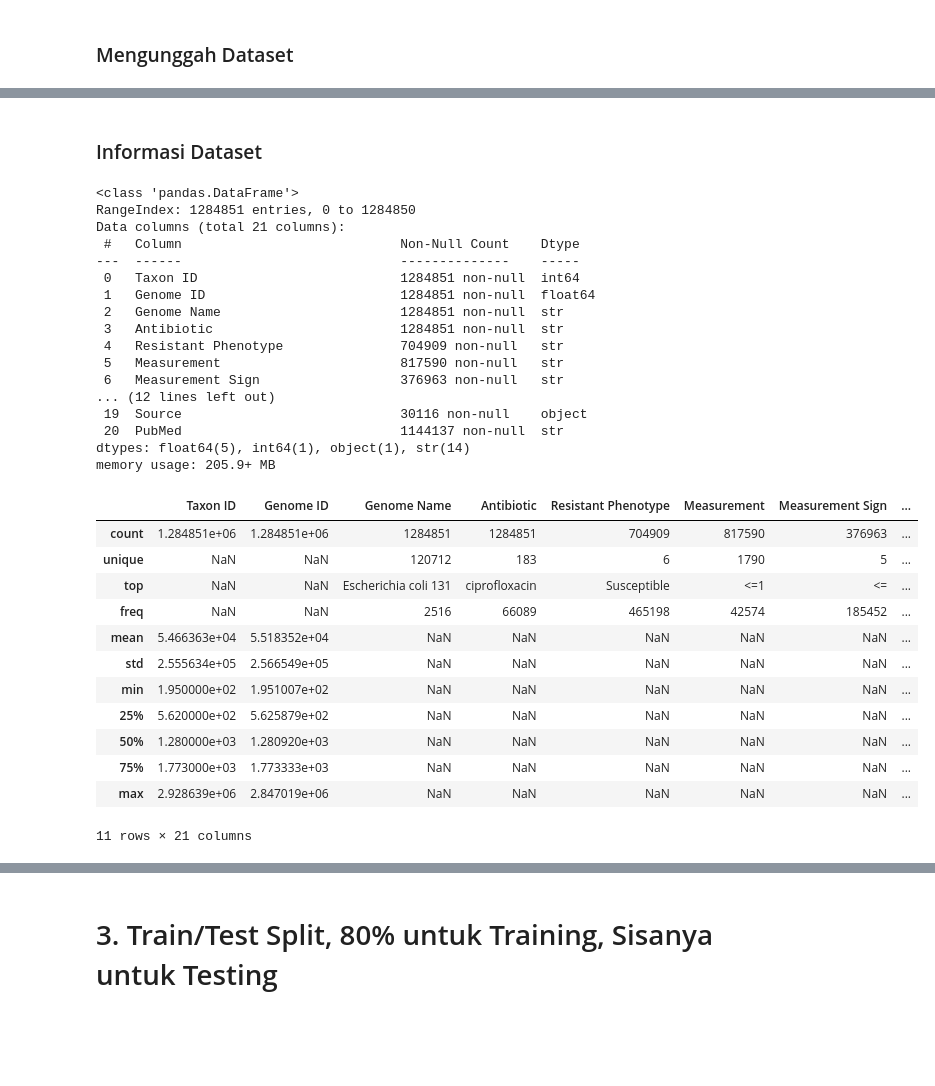
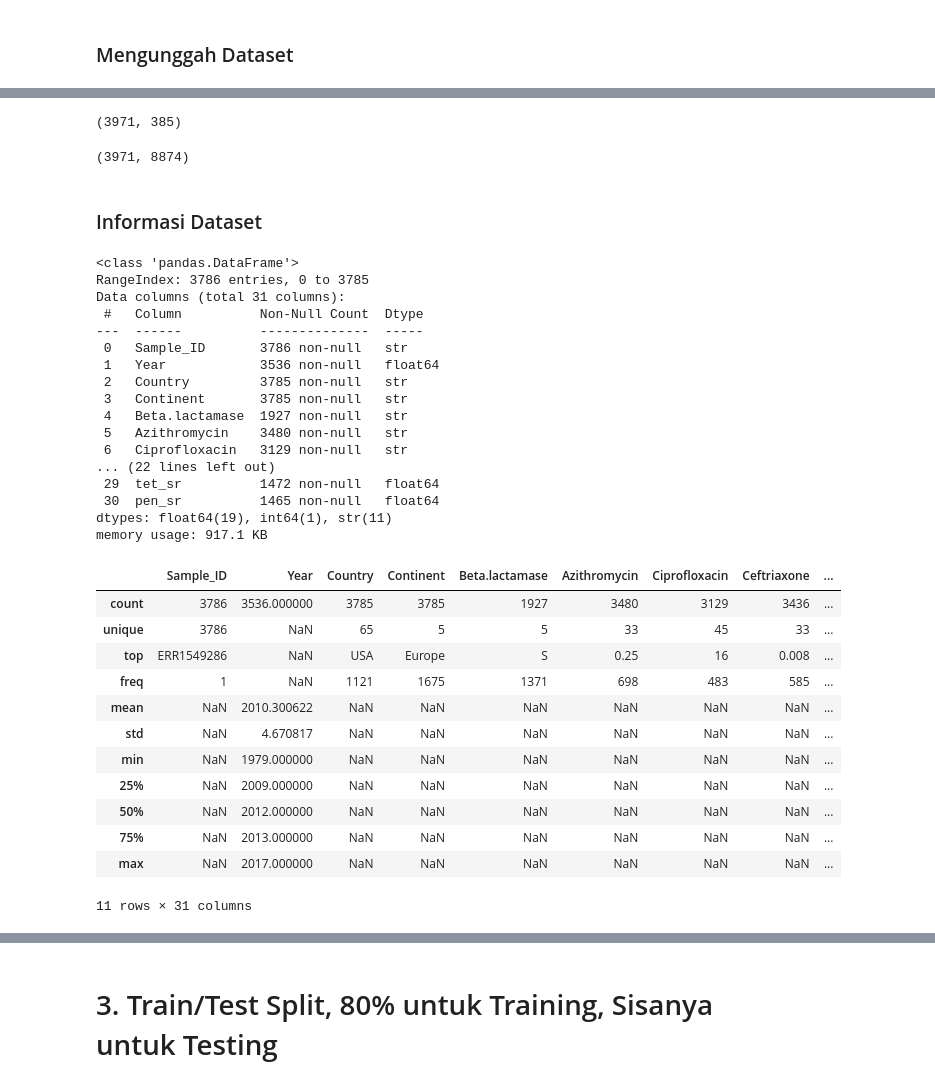
Before and after one commit to Belligool/IF3221_Tugas-Besar_Kelompok-1_K3, a Jupyter notebook: IF3221_Tugas_Besar.ipynb, the cells around one changed output, grey strips where cells are left out. Saved outputs shown, nothing was run; the diff lists cells and outputs as text; code cells hidden in the pictures; blank space fills up the shorter version.

Commit message:
feat: added preprocessing data to increase model's quality

```diff
--- a/IF3221_Tugas_Besar.ipynb
+++ b/IF3221_Tugas_Besar.ipynb
@@ -31,6 +32,6 @@ RANDOM_STATE = 42
 ### Mengunggah Dataset
 # %%
 
-df = pd.read_csv('BVBRC_genome_amr.csv')
-df.head(5)
+df_meta = pd.read_csv('metadata.csv')
+df_meta.head(5)
 # %% [output]
@@ -48,39 +50,49 @@ Name: count, dtype: int64
+# %%
+df_cfx = pd.read_csv('cfx_sr_gwas_filtered_unitigs_output.csv')
+df_cfx.shape
+# %% [output]
+(3971, 385)
+# %%
+df_cip = pd.read_csv('cip_sr_gwas_filtered_unitigs_output.csv')
+df_cip.shape
+# %% [output]
+(3971, 8874)
 # %% [markdown]
 ### Informasi Dataset
 # %%
-df.info()
+df_meta.info()
 # %% [output]
 <class 'pandas.DataFrame'>
-RangeIndex: 1284851 entries, 0 to 1284850
-Data columns (total 21 columns):
- #   Column                            Non-Null Count    Dtype
----  ------                            --------------    -----
- 0   Taxon ID                          1284851 non-null  int64
- 1   Genome ID                         1284851 non-null  float64
- 2   Genome Name                       1284851 non-null  str
- 3   Antibiotic                        1284851 non-null  str
- 4   Resistant Phenotype               704909 non-null   str
- 5   Measurement                       817590 non-null   str
- 6   Measurement Sign                  376963 non-null   str
-... (12 lines left out)
- 19  Source                            30116 non-null    object
- 20  PubMed                            1144137 non-null  str
-dtypes: float64(5), int64(1), object(1), str(14)
-memory usage: 205.9+ MB
+RangeIndex: 3786 entries, 0 to 3785
+Data columns (total 31 columns):
+ #   Column          Non-Null Count  Dtype
+---  ------          --------------  -----
+ 0   Sample_ID       3786 non-null   str
+ 1   Year            3536 non-null   float64
+ 2   Country         3785 non-null   str
+ 3   Continent       3785 non-null   str
+ 4   Beta.lactamase  1927 non-null   str
+ 5   Azithromycin    3480 non-null   str
+ 6   Ciprofloxacin   3129 non-null   str
+... (22 lines left out)
+ 29  tet_sr          1472 non-null   float64
+ 30  pen_sr          1465 non-null   float64
+dtypes: float64(19), int64(1), str(11)
+memory usage: 917.1 KB
 # %%
-df.describe(include='all')
+df_meta.describe(include='all')
 # %% [output]
-|  | Taxon ID | Genome ID | Genome Name | Antibiotic | Resistant Phenotype | Measurement | Measurement Sign | ... |
-| count | 1.284851e+06 | 1.284851e+06 | 1284851 | 1284851 | 704909 | 817590 | 376963 | ... |
-| unique | NaN | NaN | 120712 | 183 | 6 | 1790 | 5 | ... |
-| top | NaN | NaN | Escherichia coli 131 | ciprofloxacin | Susceptible | <=1 | <= | ... |
-| freq | NaN | NaN | 2516 | 66089 | 465198 | 42574 | 185452 | ... |
-| mean | 5.466363e+04 | 5.518352e+04 | NaN | NaN | NaN | NaN | NaN | ... |
-| std | 2.555634e+05 | 2.566549e+05 | NaN | NaN | NaN | NaN | NaN | ... |
-| min | 1.950000e+02 | 1.951007e+02 | NaN | NaN | NaN | NaN | NaN | ... |
-| 25% | 5.620000e+02 | 5.625879e+02 | NaN | NaN | NaN | NaN | NaN | ... |
-| 50% | 1.280000e+03 | 1.280920e+03 | NaN | NaN | NaN | NaN | NaN | ... |
-| 75% | 1.773000e+03 | 1.773333e+03 | NaN | NaN | NaN | NaN | NaN | ... |
-| max | 2.928639e+06 | 2.847019e+06 | NaN | NaN | NaN | NaN | NaN | ... |
+|  | Sample_ID | Year | Country | Continent | Beta.lactamase | Azithromycin | Ciprofloxacin | Ceftriaxone | ... |
+| count | 3786 | 3536.000000 | 3785 | 3785 | 1927 | 3480 | 3129 | 3436 | ... |
+| unique | 3786 | NaN | 65 | 5 | 5 | 33 | 45 | 33 | ... |
+| top | ERR1549286 | NaN | USA | Europe | S | 0.25 | 16 | 0.008 | ... |
+| freq | 1 | NaN | 1121 | 1675 | 1371 | 698 | 483 | 585 | ... |
+| mean | NaN | 2010.300622 | NaN | NaN | NaN | NaN | NaN | NaN | ... |
+| std | NaN | 4.670817 | NaN | NaN | NaN | NaN | NaN | NaN | ... |
+| min | NaN | 1979.000000 | NaN | NaN | NaN | NaN | NaN | NaN | ... |
+| 25% | NaN | 2009.000000 | NaN | NaN | NaN | NaN | NaN | NaN | ... |
+| 50% | NaN | 2012.000000 | NaN | NaN | NaN | NaN | NaN | NaN | ... |
+| 75% | NaN | 2013.000000 | NaN | NaN | NaN | NaN | NaN | NaN | ... |
+| max | NaN | 2017.000000 | NaN | NaN | NaN | NaN | NaN | NaN | ... |
-11 rows × 21 columns
+11 rows × 31 columns
 # %%
```
Also changed, not shown: parts of 23 cells of this notebook, 3 other files.
